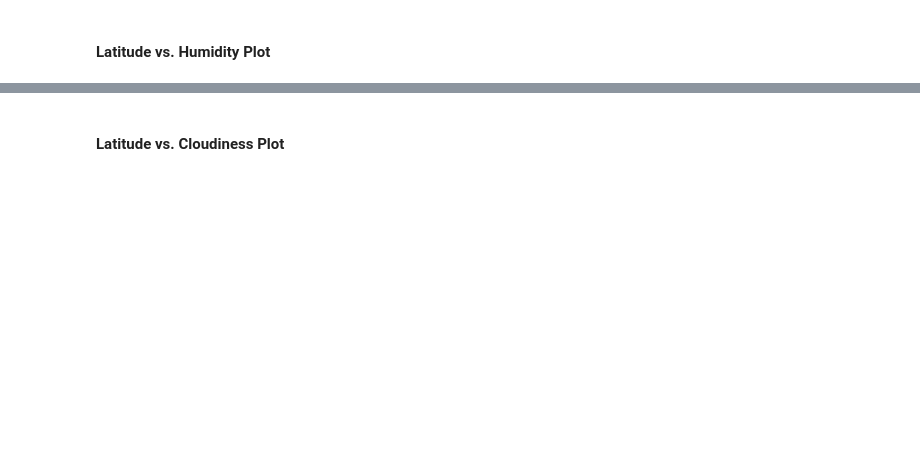
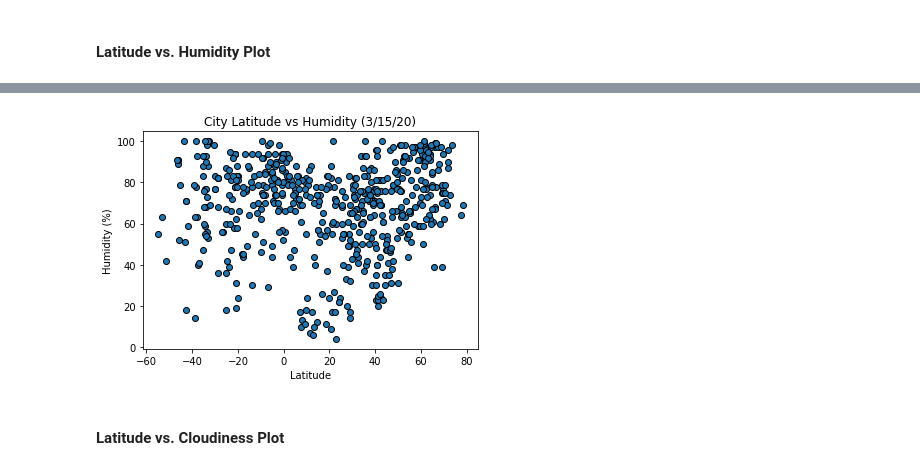
Before and after one commit to jeffersoncovey/python-api-challenge, a Jupyter notebook: WeatherPy/WeatherPy.ipynb, the cells around one changed output, grey strips where cells are left out. Cells and saved outputs as stored; diff of their text form; code cells hidden in the pictures; blank space fills up the shorter version.

```diff
--- a/WeatherPy/WeatherPy.ipynb
+++ b/WeatherPy/WeatherPy.ipynb
@@ -182,2 +163,10 @@ dtype: int64
+# %%
+plt.scatter(city_data["Lat"],city_data["Humidity"], edgecolors = "black")
+plt.title("City Latitude vs Humidity (3/15/20)")
+plt.ylabel("Humidity (%)")
+plt.xlabel("Latitude")
+plt.savefig('lat_vs_humidity.png')
+# %% [output]
+[figure, added]
 # %% [markdown]
 #### Latitude vs. Cloudiness Plot
```
Also changed, not shown: parts of 35 cells of this notebook.
